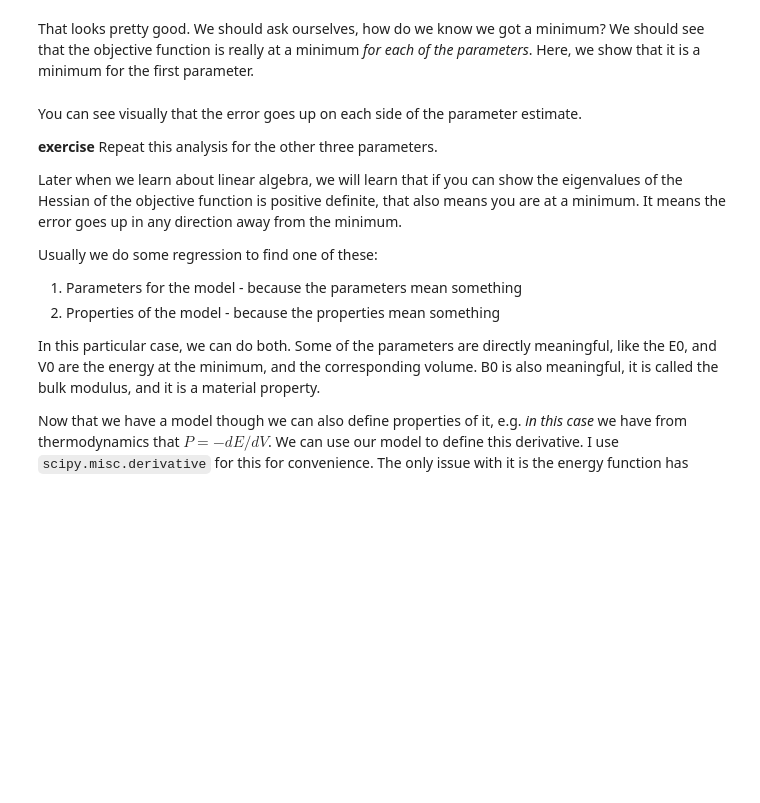
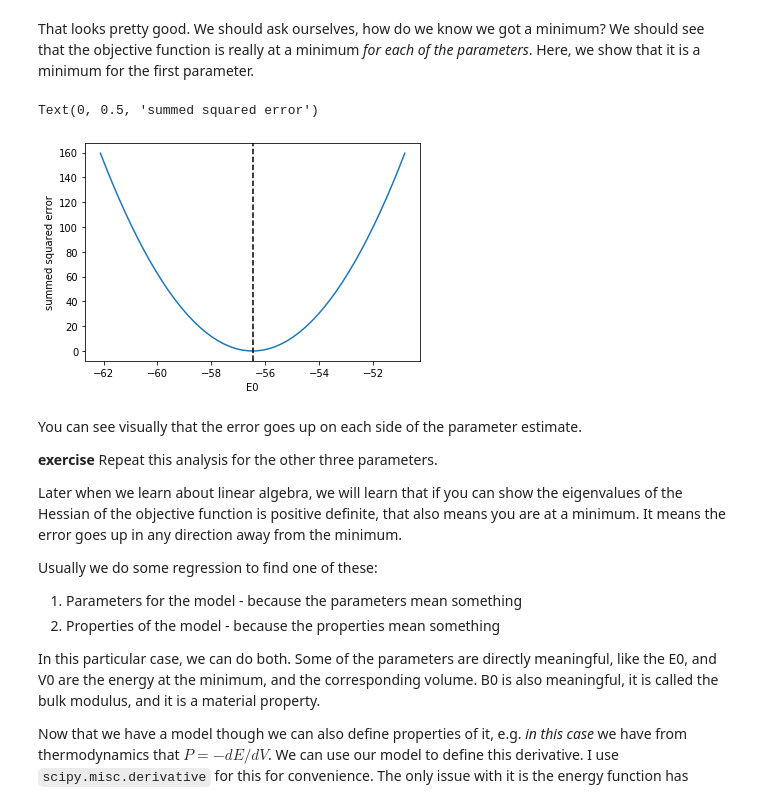
Before and after one commit to jkitchin/f19-06623, a Jupyter notebook: lectures/11-regression.ipynb, the cells around one changed output. Drawn from its saved outputs; the diff is of its cells as text; code cells hidden in the pictures; blank space fills up the shorter version.

```diff
--- a/lectures/11-regression.ipynb
+++ b/lectures/11-regression.ipynb
@@ -41,7 +41,9 @@ First we need a function that will use the parameters and return the energy for
 def Murnaghan(parameters, vol):
     'From PRB 28,5480 (1983)'
     E0, B0, BP, V0 = parameters
-    E = E0 + B0 * vol / BP * \  # the backslash here means the line is contined on the next line.
-        (((V0 / vol)**BP) / (BP - 1) + 1) - V0 * B0 / (BP - 1.)
+    # the backslash here means the line is contined on the next line.
+    # or use () around the whole expression
+    E = (E0 + B0 * vol / BP *
+        (((V0 / vol)**BP) / (BP - 1) + 1) - V0 * B0 / (BP - 1.))
 
     return E
@@ -90,12 +133,17 @@ That looks pretty good. We should ask ourselves, how do we know we got a minimum
 # %%
 E0_range = np.linspace(0.9 * sol.x[0], 1.1 * sol.x[0])
 
-errs = [objective([e0, *sol.x[1:]]) for e0 in E0_range]
+_, b, c, d = sol.x
+
+errs = [objective([e0, b, c, d]) for e0 in E0_range]
 
 plt.plot(E0_range, errs)
 plt.axvline(sol.x[0], c='k', ls='--')
 plt.xlabel('E0')
 plt.ylabel('summed squared error')
+# %% [output]
+Text(0, 0.5, 'summed squared error')
+[figure, added]
 # %% [markdown]
 You can see visually that the error goes up on each side of the parameter estimate.
 
```
Also changed, not shown: parts of 25 cells of this notebook.
